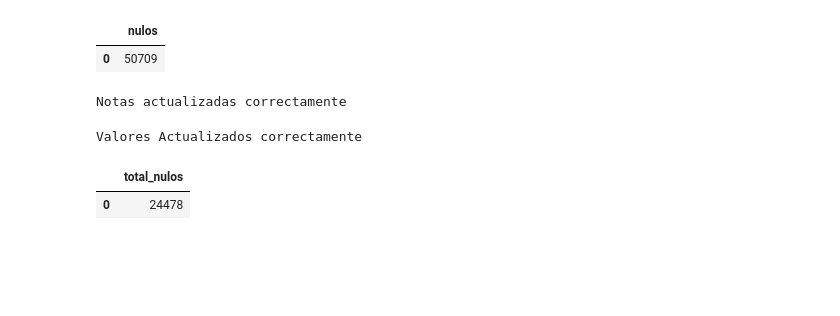
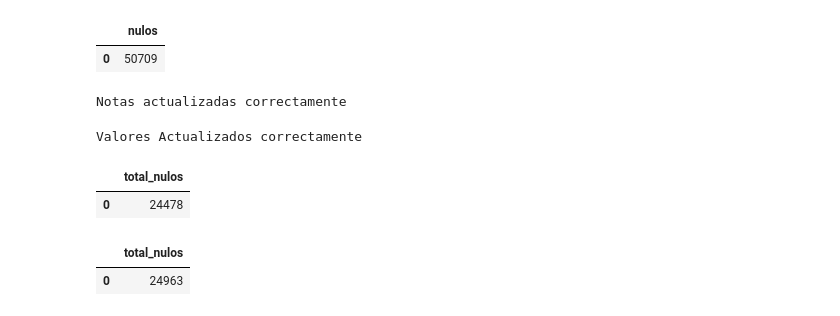
Before and after one commit to Dilmer-Rojas/Filmaffinity, a Jupyter notebook: data_a.ipynb, the cells around one changed output. Drawn from its saved outputs; the diff is of its cells as text; code cells hidden in the pictures; blank space fills up the shorter version.

```diff
--- a/data_a.ipynb
+++ b/data_a.ipynb
@@ -178,3 +178,21 @@ reparto_nulos # Y lo dejamos como NULL porque no afecta al análisis
 # %% [output]
 |  | total_nulos |
 | 0 | 24478 |
+# %%
+total_nulos = """
+              SELECT COUNT(*) AS total_nulos
+              FROM copia.filmaffinity_copia
+              WHERE Título IS NULL
+                OR Año IS NULL
+                OR País IS NULL
+                OR Dirección IS NULL
+                OR Reparto IS NULL
+                OR Nota IS NULL
+                OR `Tipo filme` IS NULL
+                OR Género IS NULL
+              """
+total_nulos = pd.read_sql_query(total_nulos, conexion)
+total_nulos
+# %% [output]
+|  | total_nulos |
+| 0 | 24963 |
```
Also changed, not shown: parts of 9 cells of this notebook, 2 other files.
